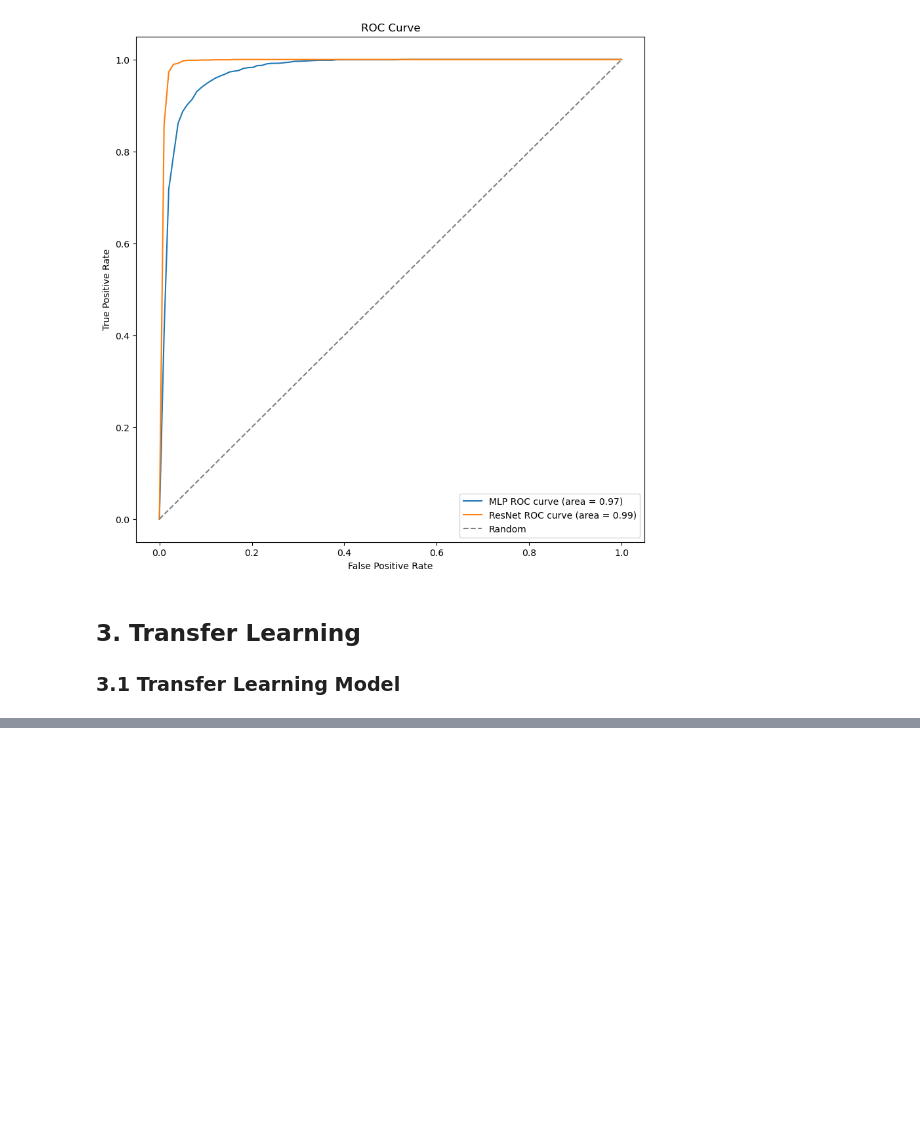
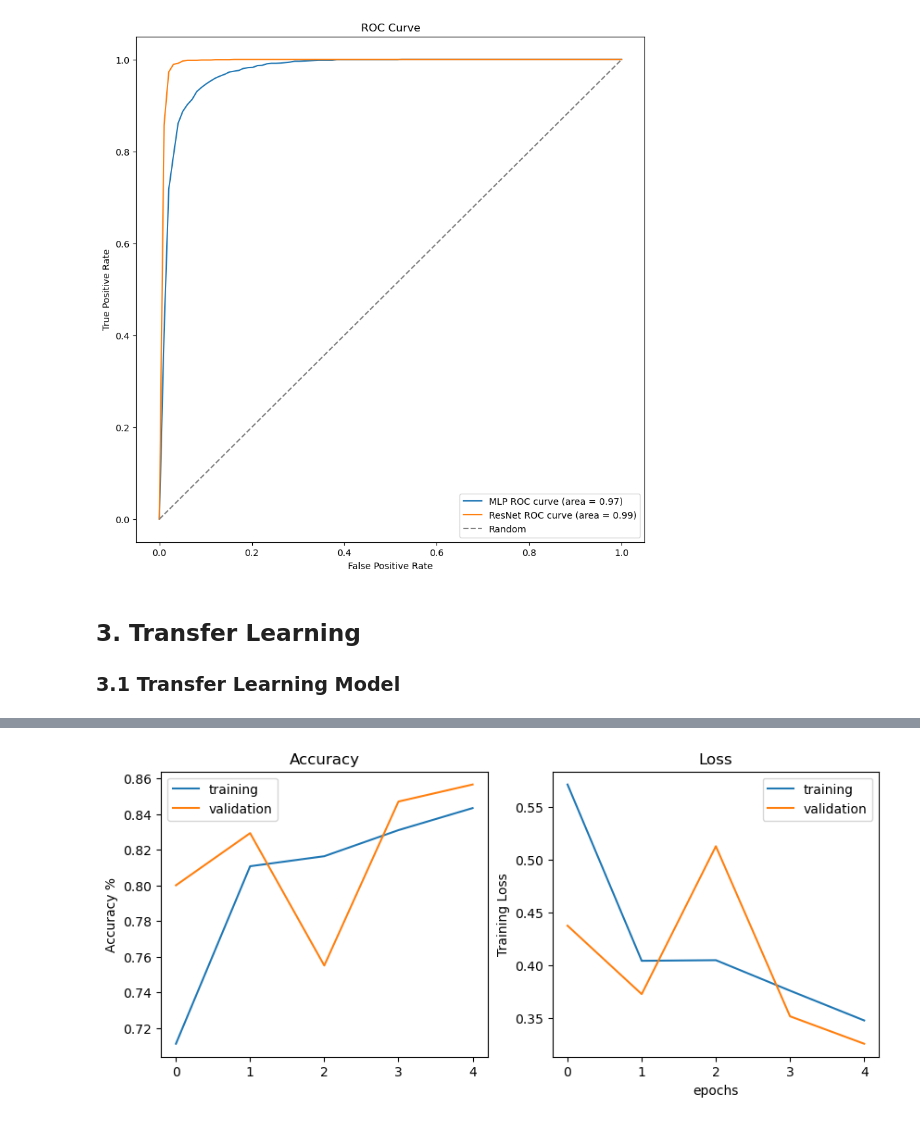
Before and after one commit to Mikecamdo/MachineLearning, a Jupyter notebook: Lab 6/CNNs.ipynb, the cells around one changed output, grey strips where cells are left out. Cells and saved outputs as stored; diff of their text form; code cells hidden in the pictures; blank space fills up the shorter version.

Commit message:
Added transfer learning model

```diff
--- a/Lab 6/CNNs.ipynb
+++ b/Lab 6/CNNs.ipynb
@@ -565,0 +583,7 @@ plt.show()
+# %%
+X_train_up = preprocess_input(X_train)
+X_test_up = preprocess_input(X_test)
+
+X_train_res = res_no_top.predict(X_train_up)
+X_test_res = res_no_top.predict(X_test_up)
+print(X_train_res.shape)
@@ -565,0 +627,36 @@ plt.show()
+# %%
+y_train_resnet = y_train[:X_train_res.shape[0]]
+
+res_transfer.compile(loss='binary_crossentropy',
+                    optimizer='adam',
+                    metrics=['accuracy'])
+
+res_transfer_history = res_transfer.fit(X_train_res, y_train_resnet, batch_size=32,
+                                        steps_per_epoch=int(len(X_train_res)/128),
+                                        epochs=5, verbose=0,
+                                        validation_data=(X_test_res,y_test[:X_test_res.shape[0]]),
+                                        callbacks=[EarlyStopping(monitor='val_loss', patience=3)]
+                                        )
+# %%
+plt.figure(figsize=(10,4))
+plt.subplot(1,2,1)
+plt.plot(res_transfer_history.history['accuracy'], label='training')
+
+plt.ylabel('Accuracy %')
+plt.title('Training')
+plt.plot(res_transfer_history.history['val_accuracy'], label='validation')
+plt.title('Accuracy')
+plt.legend()
+
+plt.subplot(1,2,2)
+plt.plot(res_transfer_history.history['loss'], label='training')
+plt.ylabel('Training Loss')
+plt.xlabel('epochs')
+
+plt.plot(res_transfer_history.history['val_loss'], label='validation')
+plt.xlabel('epochs')
+plt.title('Loss')
+plt.legend()
+plt.show()
+# %% [output]
+[figure, added]
```
Also changed, not shown: parts of 6 cells of this notebook.
